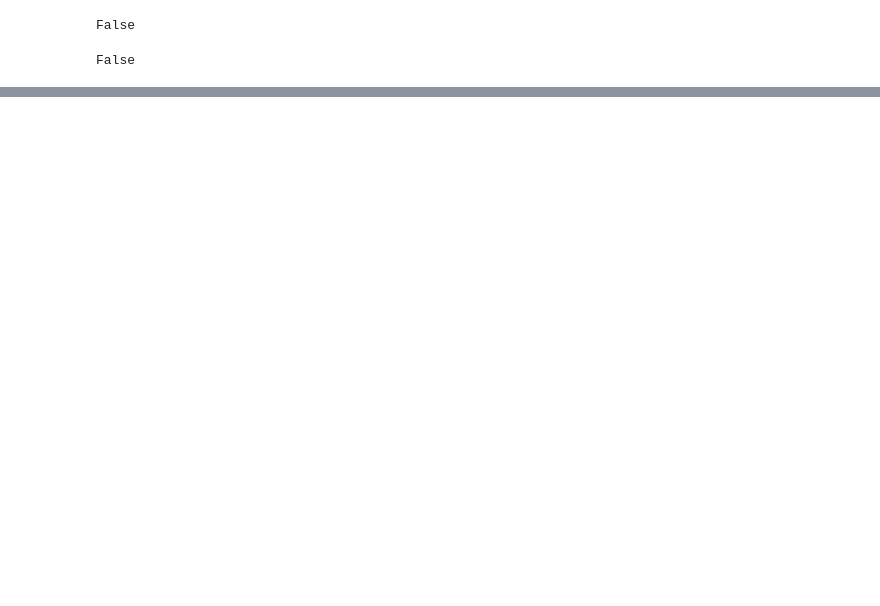
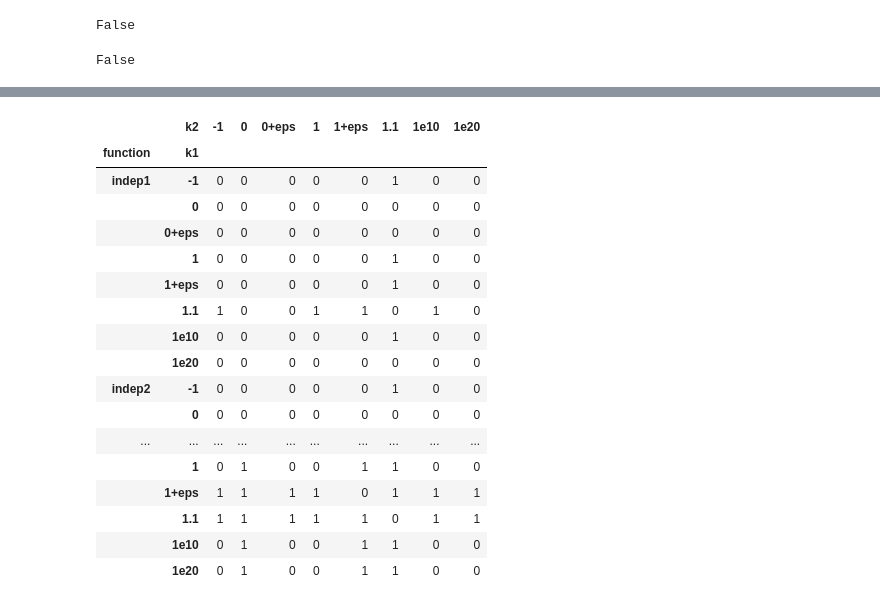
Before and after one commit to jlandercy/cookbook, a Jupyter notebook: python/stackoverflow/LinIndep.ipynb, the cells around one changed output, grey strips where cells are left out. Cells and saved outputs as stored; diff of their text form; code cells hidden in the pictures; blank space fills up the shorter version.

```diff
--- a/python/stackoverflow/LinIndep.ipynb
+++ b/python/stackoverflow/LinIndep.ipynb
@@ -94,0 +121,12 @@ False
+# %%
+funcs = [indep1, indep2, indep3, indep4, indep5]
+vects = {
+    "0": (0, 0, 0),
+    "0+eps": (eps, eps, eps),
+    "1": (1., 1., 1.),
+    "1.1": (1.1, 1, 1),
+    "-1": (-1,-1,-1),
+    "1+eps": (1, 1 ,1+eps),
+    "1e10": (1e10, 1e10, 1e10),
+    "1e20": (1e20, 1e20, 1e20)
+}
@@ -94,0 +143,18 @@ False
+# %%
+def apply(vectors, functions):
+    results = []
+    for (k1, k2) in itertools.product(vectors, vectors):
+        v1 = np.array(vectors[k1])
+        v2 = np.array(vectors[k2])
+        for f in functions:
+            try:
+                res = int(f(v1, v2))
+            except:
+                res = -1
+            results.append({
+                'function': f.__name__,
+                'k1': k1, 'k2': k2,
+                'v1': v1, 'v2': v2,
+                'result': res
+            })
+    return pd.DataFrame(results)
@@ -94,0 +174,25 @@ False
+# %%
+pd.options.display.max_rows=200
+# %%
+df = apply(vects, funcs)
+# %%
+df.pivot_table(index=['function', 'k1'], columns='k2', values='result')
+# %% [output]
+|  | k2 | -1 | 0 | 0+eps | 1 | 1+eps | 1.1 | 1e10 | 1e20 |
+| function | k1 |  |  |  |  |  |  |  |  |
+| indep1 | -1 | 0 | 0 | 0 | 0 | 0 | 1 | 0 | 0 |
+|  | 0 | 0 | 0 | 0 | 0 | 0 | 0 | 0 | 0 |
+|  | 0+eps | 0 | 0 | 0 | 0 | 0 | 0 | 0 | 0 |
+|  | 1 | 0 | 0 | 0 | 0 | 0 | 1 | 0 | 0 |
+|  | 1+eps | 0 | 0 | 0 | 0 | 0 | 1 | 0 | 0 |
+|  | 1.1 | 1 | 0 | 0 | 1 | 1 | 0 | 1 | 0 |
+|  | 1e10 | 0 | 0 | 0 | 0 | 0 | 1 | 0 | 0 |
+|  | 1e20 | 0 | 0 | 0 | 0 | 0 | 0 | 0 | 0 |
+| indep2 | -1 | 0 | 0 | 0 | 0 | 0 | 1 | 0 | 0 |
+|  | 0 | 0 | 0 | 0 | 0 | 0 | 0 | 0 | 0 |
+| ... | ... | ... | ... | ... | ... | ... | ... | ... | ... |
+|  | 1 | 0 | 1 | 0 | 0 | 1 | 1 | 0 | 0 |
+|  | 1+eps | 1 | 1 | 1 | 1 | 0 | 1 | 1 | 1 |
+|  | 1.1 | 1 | 1 | 1 | 1 | 1 | 0 | 1 | 1 |
+|  | 1e10 | 0 | 1 | 0 | 0 | 1 | 1 | 0 | 0 |
+|  | 1e20 | 0 | 1 | 0 | 0 | 1 | 1 | 0 | 0 |
```
Also changed, not shown: parts of 27 cells of this notebook, 1 other file.
